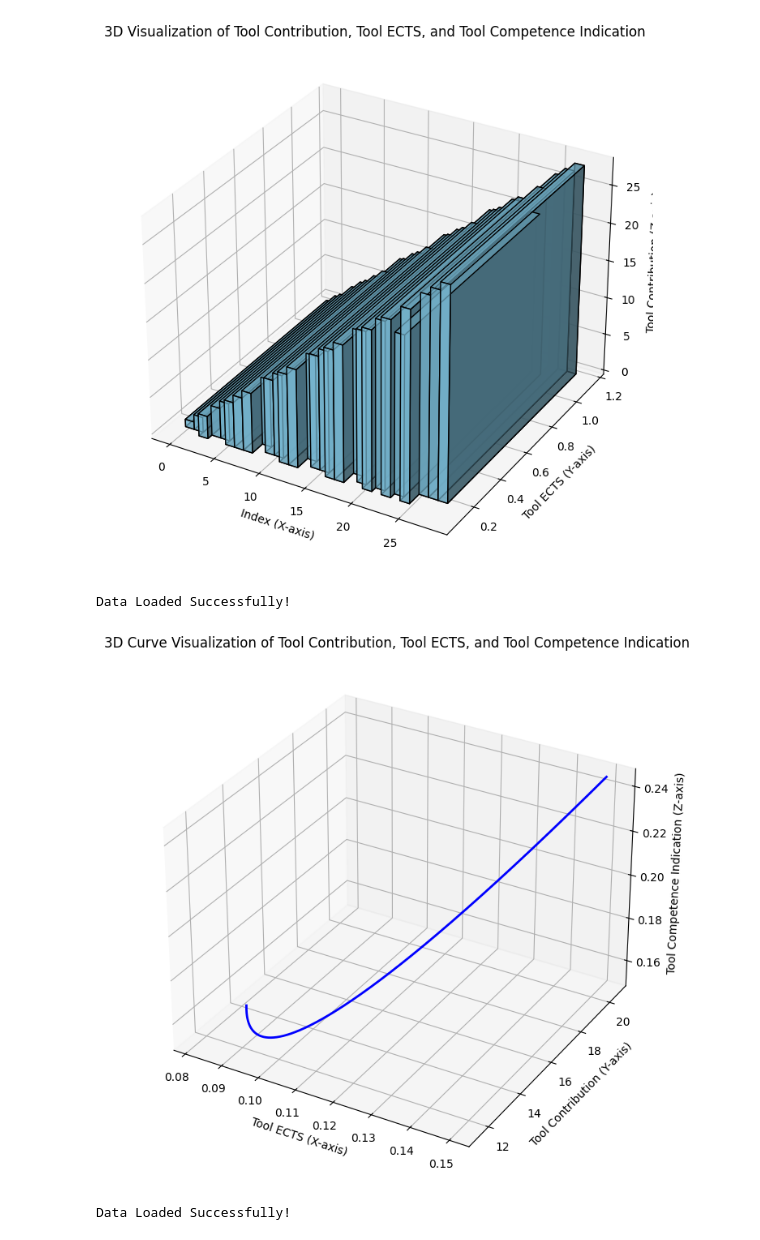
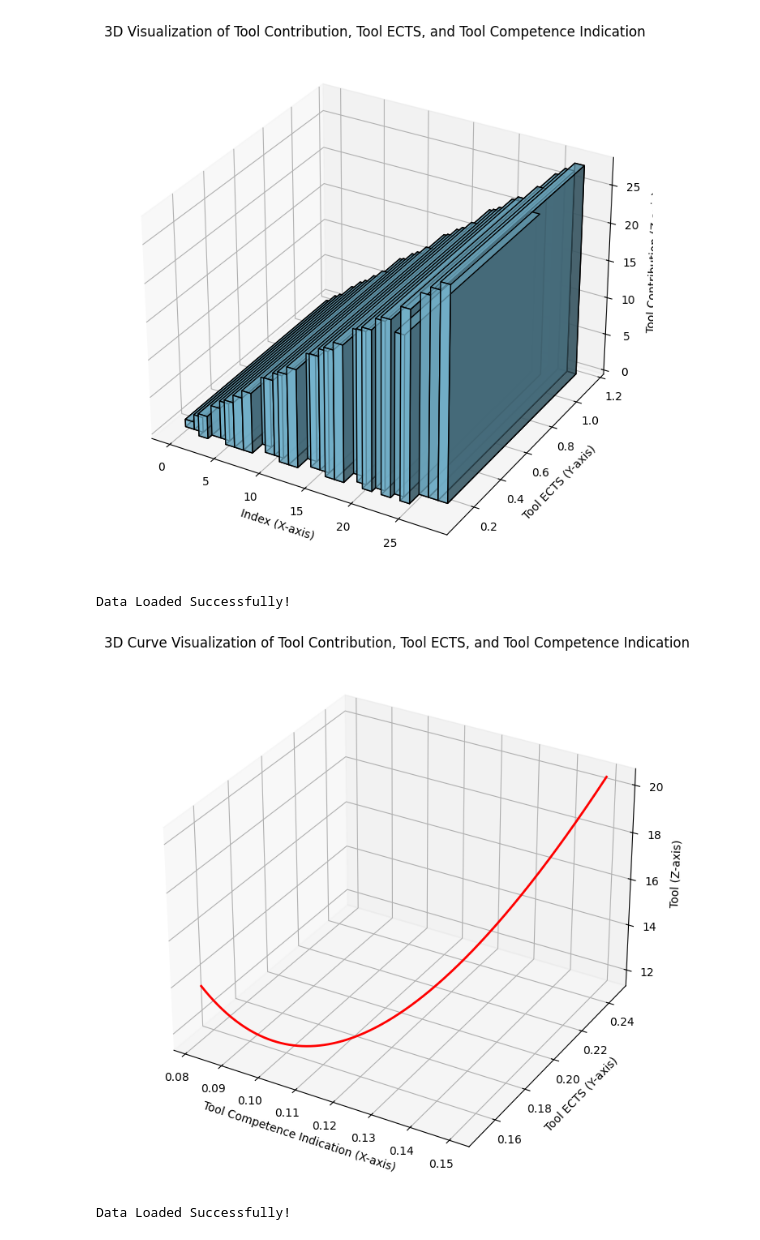
Before and after one commit to eeolga/article, a Jupyter notebook: Tool_competence_visualization.ipynb, the cells around one changed output. Drawn from its saved outputs; the diff is of its cells as text; code cells hidden in the pictures.

Commit message:
Tool competence visualization

```diff
--- a/Tool_competence_visualization.ipynb
+++ b/Tool_competence_visualization.ipynb
@@ -276,40 +276,40 @@ def visualize_data_3d_curve(data):
     spline_contrib = make_interp_spline(tool_ects, tool_contribution, k=2)  # Cubic spline for smooth curve
     spline_competence = make_interp_spline(tool_ects, tool_competence_indication, k=2)  # Another spline
 
     # Create a new range for the X-axis (Tool ECTS values)
     x_new = np.linspace(tool_ects.min(), tool_ects.max(), 500)
 
     # Get the smooth y and z values for the new x range
-    y_new = spline_contrib(x_new)
-    z_new = spline_competence(x_new)
+    y_new = spline_competence(x_new)
+    z_new = spline_contrib(x_new)
 
     # Create the 3D plot
     fig = plt.figure(figsize=(10, 7))
     ax = fig.add_subplot(111, projection='3d')
 
     # Plot the 3D curve
-    ax.plot3D(x_new, y_new, z_new, color='b', lw=2)
+    ax.plot3D(x_new, y_new, z_new, color='red', lw=2)
 
     # Set labels for each axis
-    ax.set_xlabel('Tool ECTS (X-axis)')
-    ax.set_ylabel('Tool Contribution (Y-axis)')
-    ax.set_zlabel('Tool Competence Indication (Z-axis)')
+    ax.set_xlabel('Tool Competence Indication (X-axis)')
+    ax.set_ylabel('Tool ECTS (Y-axis)')
+    ax.set_zlabel('Tool (Z-axis)')
 
     # Title and layout adjustments
     ax.set_title('3D Curve Visualization of Tool Contribution, Tool ECTS, and Tool Competence Indication')
     plt.tight_layout()
     plt.show()
 
 # Main Execution
 if __name__ == "__main__":
     file_path = "/content/rke131-5122024.xlsx"  # Update with your file path
     data = load_data(file_path)
 
     if data is not None:
         visualize_data_3d_curve(data)
 # %% [output]
 Data Loaded Successfully!
-[figure, old version]
+[figure, new version]
 # %%
 import pandas as pd
 import numpy as np
```
